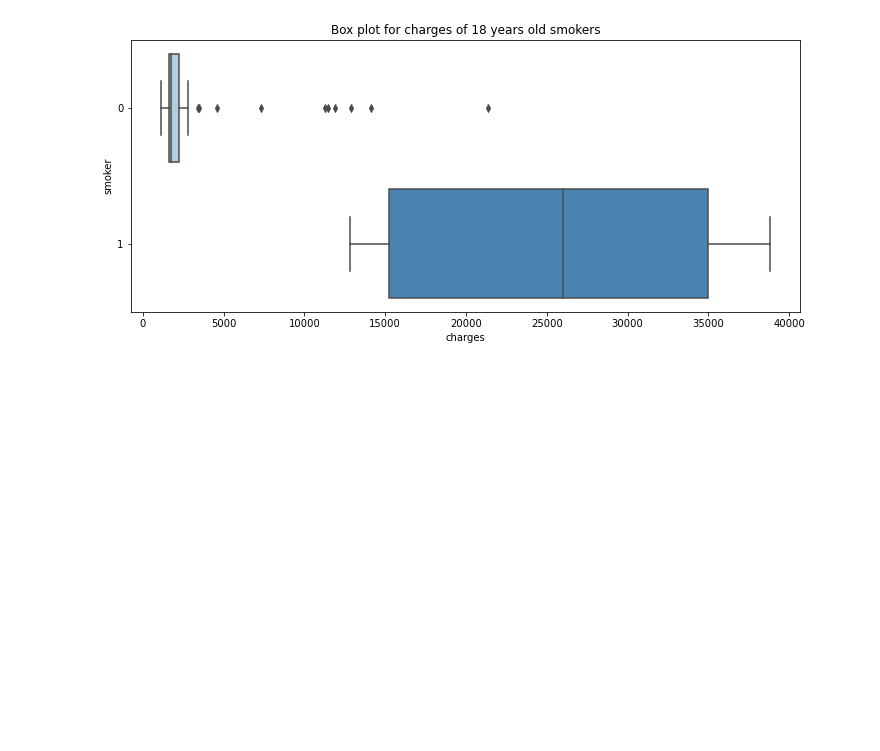
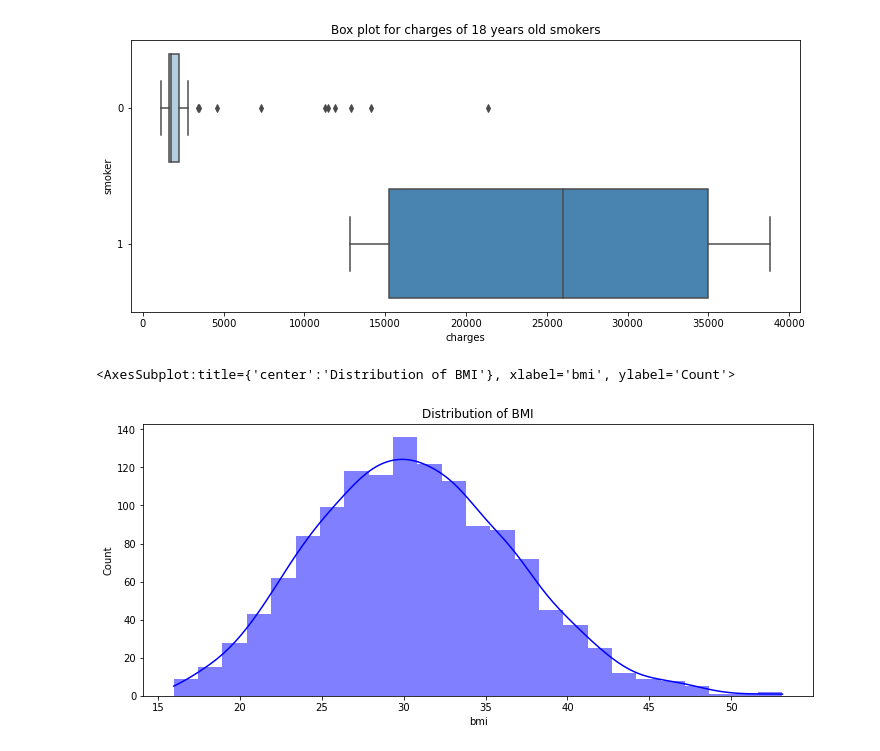
Before and after one commit to Shekswess/Medical-Insurance-Cost, a Jupyter notebook: notebook.ipynb, the cells around one changed output. Drawn from its saved outputs; the diff is of its cells as text; code cells hidden in the pictures; blank space fills up the shorter version.

Commit message:
full data analysis and visualization

```diff
--- a/notebook.ipynb
+++ b/notebook.ipynb
@@ -279,3 +279,11 @@ sns.boxplot(y='smoker', x='charges', data=df_region[(df_region.age == 18)], orie
 # %% [output]
 <AxesSubplot:title={'center':'Box plot for charges of 18 years old smokers'}, xlabel='charges', ylabel='smoker'>
 [figure]
+# %%
+# Lets see the BMI
+plt.figure(figsize=(12,5))
+plt.title('Distribution of BMI')
+sns.histplot(df_region['bmi'], kde=True, color='blue', linewidth=0)
+# %% [output]
+<AxesSubplot:title={'center':'Distribution of BMI'}, xlabel='bmi', ylabel='Count'>
+[figure, added]
```
Also changed, not shown: parts of 6 cells of this notebook.
